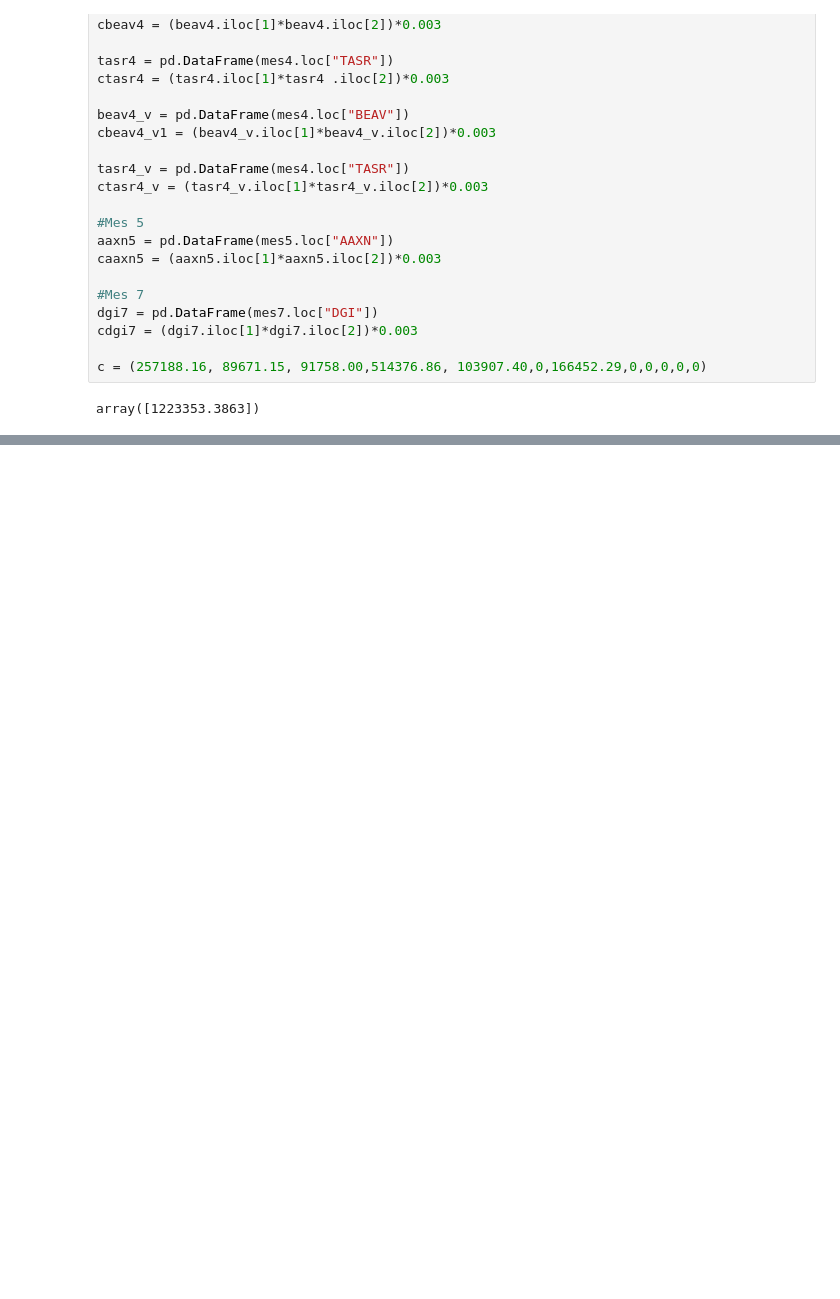
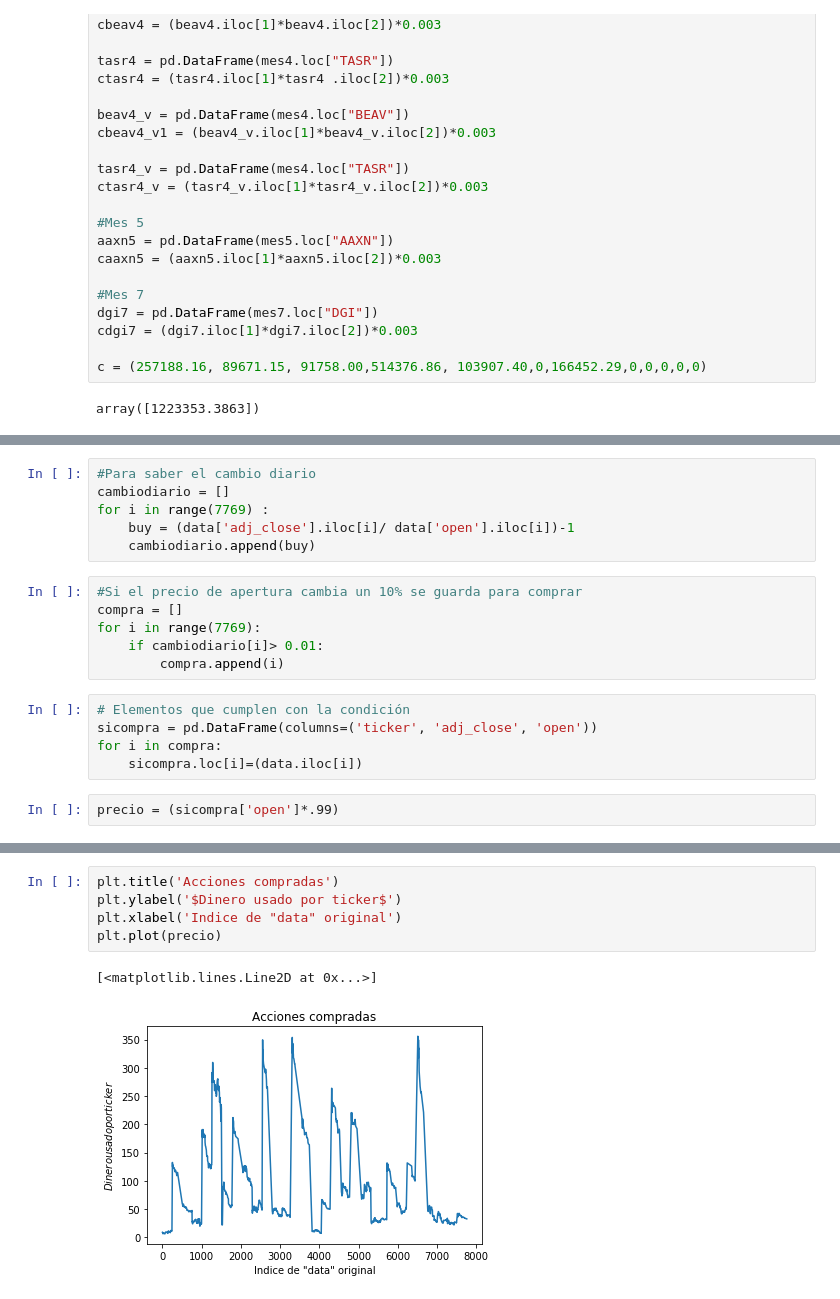
Before and after one commit to Dianachav/Trading_Lab1, a Jupyter notebook: Lab1_Python.ipynb, the cells around one changed output, grey strips where cells are left out. Drawn from its saved outputs; the diff is of its cells as text; blank space fills up the shorter version.

```diff
--- a/Lab1_Python.ipynb
+++ b/Lab1_Python.ipynb
@@ -445,0 +443,19 @@ mes1
+# %%
+#Para saber el cambio diario
+cambiodiario = []
+for i in range(7769) :
+    buy = (data['adj_close'].iloc[i]/ data['open'].iloc[i])-1
+    cambiodiario.append(buy)
+# %%
+#Si el precio de apertura cambia un 10% se guarda para comprar
+compra = []
+for i in range(7769):
+    if cambiodiario[i]> 0.01:
+        compra.append(i)
+# %%
+# Elementos que cumplen con la condición
+sicompra = pd.DataFrame(columns=('ticker', 'adj_close', 'open'))
+for i in compra:
+    sicompra.loc[i]=(data.iloc[i])
+# %%
+precio = (sicompra['open']*.99)
@@ -445,0 +501,8 @@ mes1
+# %%
+plt.title('Acciones compradas')
+plt.ylabel('$Dinero usado por ticker$')
+plt.xlabel('Indice de "data" original')
+plt.plot(precio)
+# %% [output]
+[<matplotlib.lines.Line2D at 0x...>]
+[figure, added]
```
Also changed, not shown: parts of 18 cells of this notebook.
